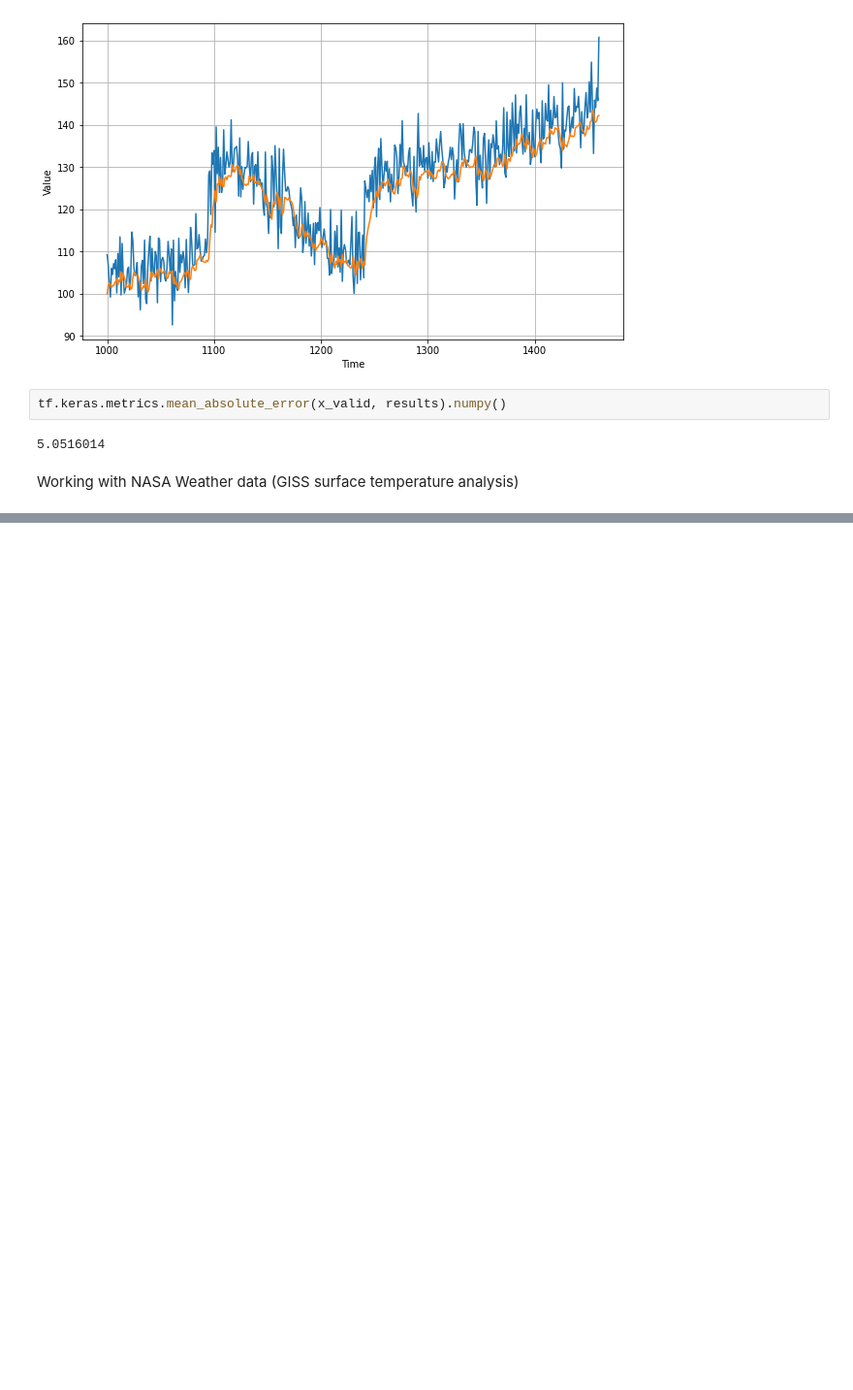
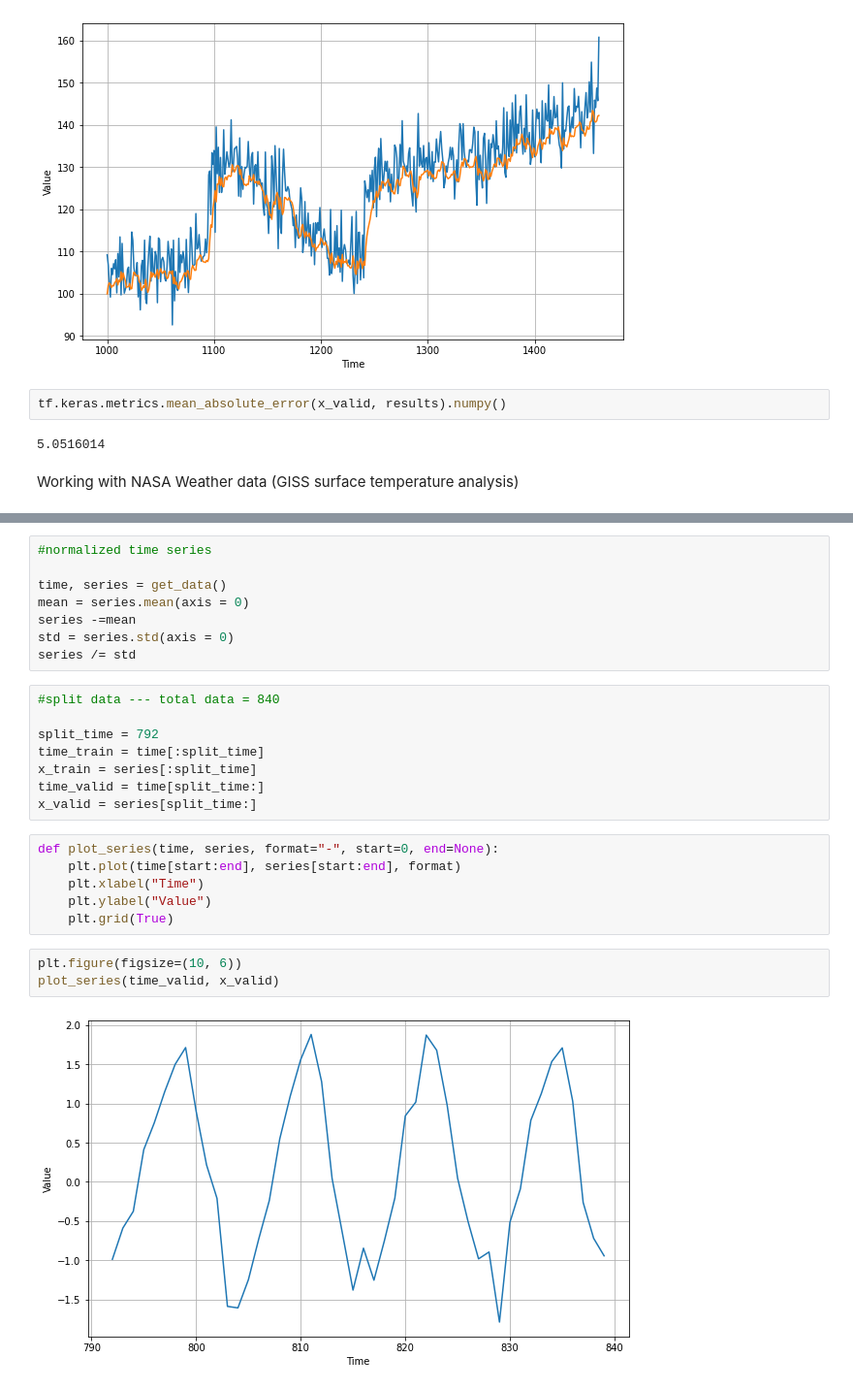
Before and after one commit to AashiDutt/AI-and-ML-for-Coders, a Jupyter notebook: Chapter_11.ipynb, the cells around one changed output, grey strips where cells are left out. Shown at 97% size. Cells and saved outputs as stored; diff of their text form; blank space fills up the shorter version.

```diff
--- a/Chapter_11.ipynb
+++ b/Chapter_11.ipynb
@@ -190,0 +244,27 @@ Working with NASA Weather data (GISS surface temperature analysis)
+# %%
+#normalized time series
+
+time, series = get_data()
+mean = series.mean(axis = 0)
+series -=mean
+std = series.std(axis = 0)
+series /= std
+# %%
+#split data --- total data = 840
+
+split_time = 792
+time_train = time[:split_time]
+x_train = series[:split_time]
+time_valid = time[split_time:]
+x_valid = series[split_time:]
+# %%
+def plot_series(time, series, format="-", start=0, end=None):
+    plt.plot(time[start:end], series[start:end], format)
+    plt.xlabel("Time")
+    plt.ylabel("Value")
+    plt.grid(True)
+# %%
+plt.figure(figsize=(10, 6))
+plot_series(time_valid, x_valid)
+# %% [output]
+[figure, added]
```
Also changed, not shown: parts of 42 cells of this notebook.
